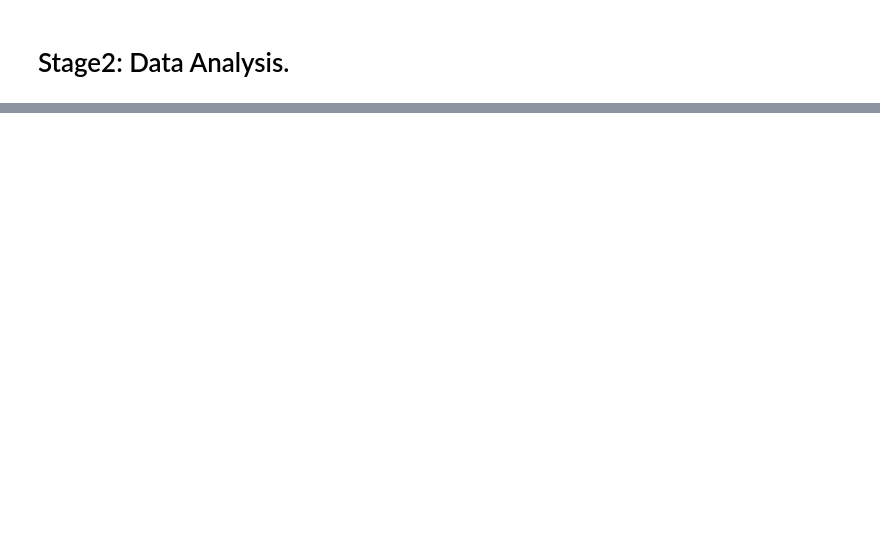
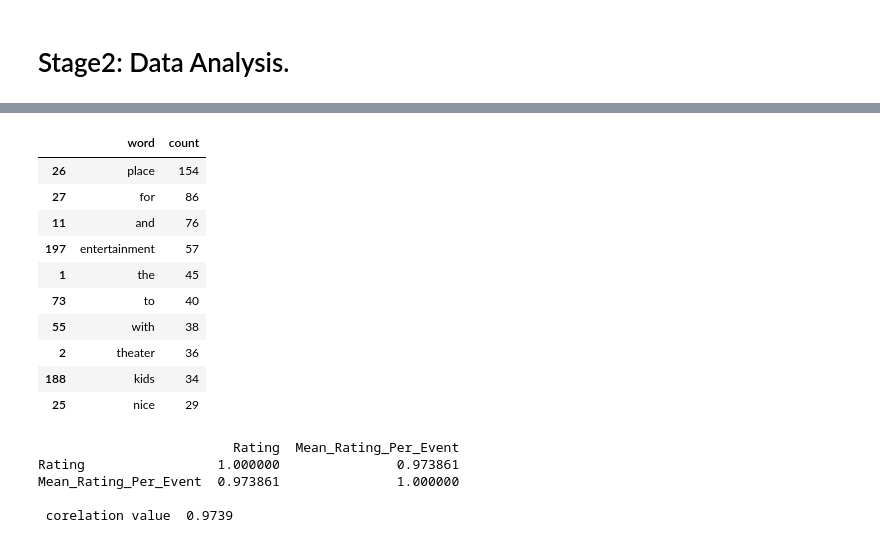
Before and after one commit to wateen-1/AI221-Project, a Jupyter notebook: AI221_AI_Programming_Entertainment_in_KSA_.ipynb, the cells around one changed output, grey strips where cells are left out. Cells and saved outputs as stored; diff of their text form; code cells hidden in the pictures; blank space fills up the shorter version.

```diff
--- a/AI221_AI_Programming_Entertainment_in_KSA_.ipynb
+++ b/AI221_AI_Programming_Entertainment_in_KSA_.ipynb
@@ -188,0 +158,21 @@ memory usage: 18.2+ KB
+# %%
+# Convert rating and review_count to numeric
+df.loc[:, 'rating'] = pd.to_numeric(df['rating'], errors='coerce')
+df.loc[:, 'review_count'] = pd.to_numeric(df['review_count'], errors='coerce')
+
+# Fill NaN if needed
+df.loc[:, 'rating'] = df['rating'].fillna(df['rating'].mean())
+df.loc[:, 'review_count'] = df['review_count'].fillna(0)
+
+# Normalizing rating
+min_rating = df['rating'].min()
+max_rating = df['rating'].max()
+df.loc[:, 'rating_scaled'] = (df['rating'] - min_rating) / (max_rating - min_rating)
+
+# Normalizing review_count
+min_review = df['review_count'].min()
+max_review = df['review_count'].max()
+df.loc[:, 'review_scaled'] = (df['review_count'] - min_review) / (max_review - min_review)
+
+# Show results
+df[['rating', 'rating_scaled', 'review_count', 'review_scaled']].head()
@@ -217,0 +330,28 @@ print("Number of Comments:", reviews_count)
+# %%
+#Finding common words in text data
+all_comments = " ".join(df["best_comment"].astype(str))
+words = all_comments.split()
+
+word_counts = {}
+
+for w in words:
+    w = w.strip(".,!?\"()[]{};:-")
+    if w != "" and w.lower() != "nan":
+        word_counts[w] = word_counts.get(w, 0) + 1
+
+word_counts_df = pd.DataFrame(word_counts.items(), columns=["word", "count"])
+word_counts_df = word_counts_df.sort_values("count", ascending=False)
+
+word_counts_df.head(10)
+# %% [output]
+|  | word | count |
+| 26 | place | 154 |
+| 27 | for | 86 |
+| 11 | and | 76 |
+| 197 | entertainment | 57 |
+| 1 | the | 45 |
+| 73 | to | 40 |
+| 55 | with | 38 |
+| 2 | theater | 36 |
+| 188 | kids | 34 |
+| 25 | nice | 29 |
@@ -217,0 +367,19 @@ print("Number of Comments:", reviews_count)
+# %%
+#Calculating the correlation between variables.
+df['Mean_Rating_Per_Event'] = pd.to_numeric(df['Mean_Rating_Per_Event'], errors='coerce')
+
+
+correlation_matrix = df[['Rating', 'Mean_Rating_Per_Event']].corr()
+
+
+print(correlation_matrix)
+
+
+rating_mean_correlation = correlation_matrix.loc['Rating', 'Mean_Rating_Per_Event']
+print(f"\n corelation value  {rating_mean_correlation:.4f}")
+# %% [output]
+                         Rating  Mean_Rating_Per_Event
+Rating                 1.000000               0.973861
+Mean_Rating_Per_Event  0.973861               1.000000
+
+ corelation value  0.9739
```
Also changed, not shown: parts of 21 cells of this notebook.
